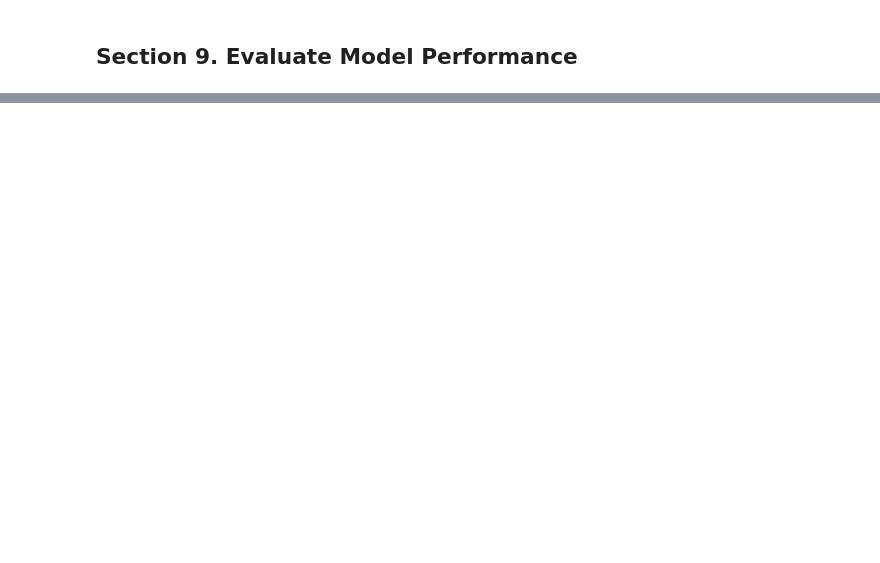
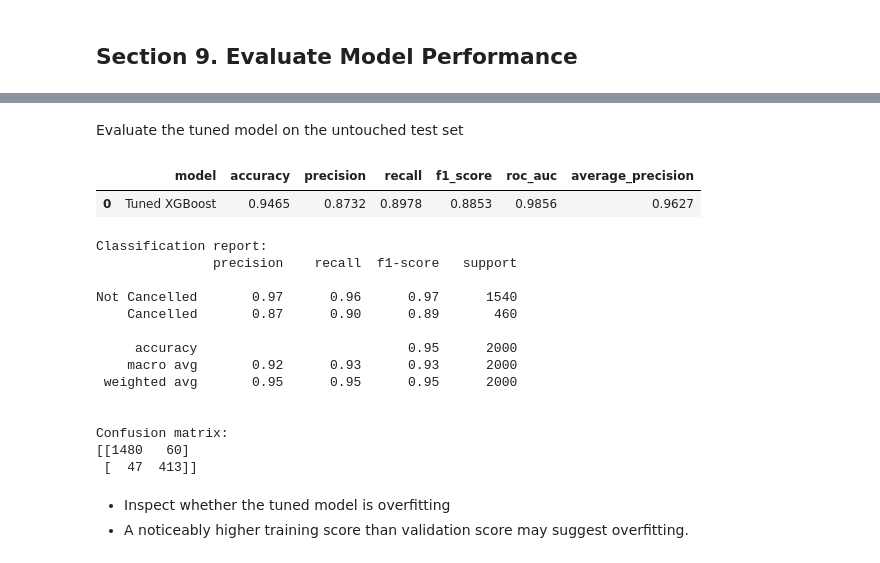
Before and after one commit to miffylim2308/ADALL_github, a Jupyter notebook: Test_Grab_Transbport.ipynb, the cells around one changed output, grey strips where cells are left out. Drawn from its saved outputs; the diff is of its cells as text; code cells hidden in the pictures; blank space fills up the shorter version.

```diff
--- a/Test_Grab_Transbport.ipynb
+++ b/Test_Grab_Transbport.ipynb
@@ -1820,0 +2027,72 @@ weighted avg       0.93      0.94      0.93      2000
+# %% [markdown]
+Evaluate the tuned model on the untouched test set
+# %%
+from sklearn.metrics import (
+    accuracy_score,
+    precision_score,
+    recall_score,
+    f1_score,
+    roc_auc_score,
+    average_precision_score,
+    classification_report,
+    confusion_matrix
+)
+
+# Class predictions
+y_test_pred = best_xgb_model.predict(X_test)
+
+# Probability that customer_cancelled = 1
+y_test_proba = best_xgb_model.predict_proba(X_test)[:, 1]
+
+tuned_xgb_results = pd.DataFrame([{
+    "model": "Tuned XGBoost",
+    "accuracy": accuracy_score(y_test, y_test_pred),
+    "precision": precision_score(
+        y_test, y_test_pred, zero_division=0
+    ),
+    "recall": recall_score(
+        y_test, y_test_pred, zero_division=0
+    ),
+    "f1_score": f1_score(
+        y_test, y_test_pred, zero_division=0
+    ),
+    "roc_auc": roc_auc_score(y_test, y_test_proba),
+    "average_precision": average_precision_score(
+        y_test, y_test_proba
+    )
+}])
+
+display(tuned_xgb_results.round(4))
+
+print("\nClassification report:")
+print(
+    classification_report(
+        y_test,
+        y_test_pred,
+        target_names=["Not Cancelled", "Cancelled"],
+        zero_division=0
+    )
+)
+
+print("\nConfusion matrix:")
+print(confusion_matrix(y_test, y_test_pred))
+# %% [output]
+|  | model | accuracy | precision | recall | f1_score | roc_auc | average_precision |
+| 0 | Tuned XGBoost | 0.9465 | 0.8732 | 0.8978 | 0.8853 | 0.9856 | 0.9627 |
+Classification report:
+               precision    recall  f1-score   support
+
+Not Cancelled       0.97      0.96      0.97      1540
+    Cancelled       0.87      0.90      0.89       460
+
+     accuracy                           0.95      2000
+    macro avg       0.92      0.93      0.93      2000
+ weighted avg       0.95      0.95      0.95      2000
+
+
+Confusion matrix:
+[[1480   60]
+ [  47  413]]
+# %% [markdown]
+- Inspect whether the tuned model is overfitting
+- A noticeably higher training score than validation score may suggest overfitting.
```
Also changed, not shown: parts of 24 cells of this notebook.
